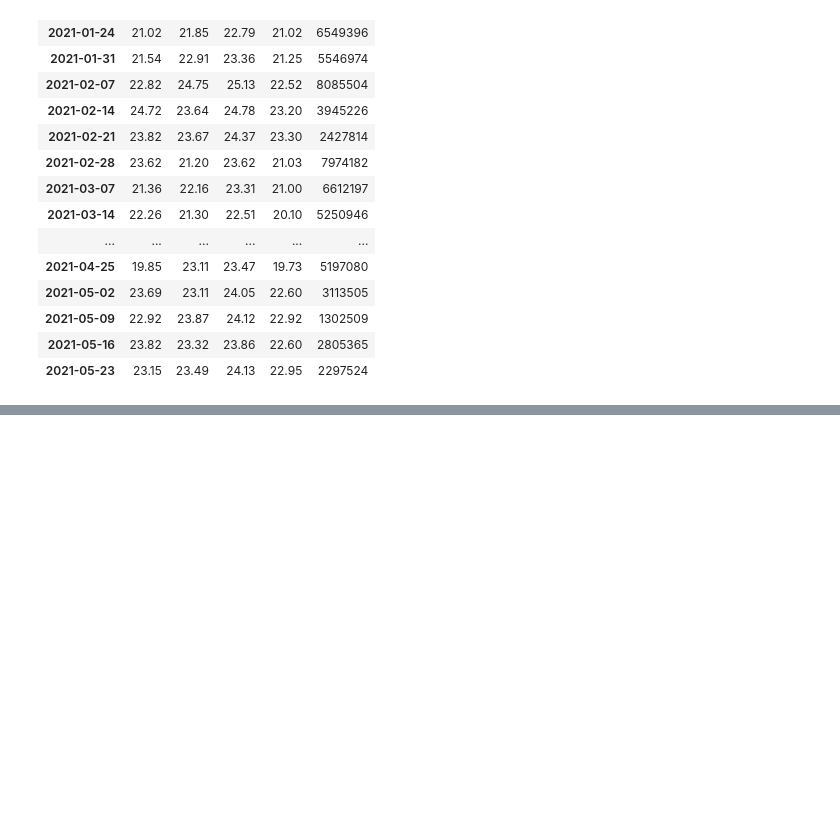
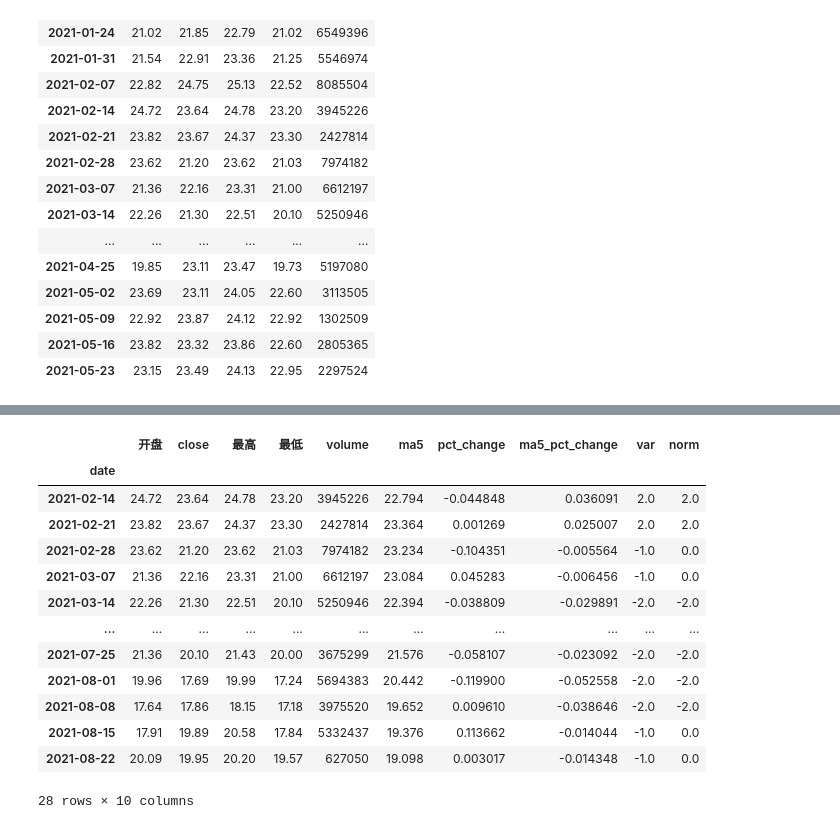
Before and after one commit to unixniu/pyAnalytics, a Jupyter notebook: akshare.ipynb, the cells around one changed output, grey strips where cells are left out. Saved outputs shown, nothing was run; the diff lists cells and outputs as text; code cells hidden in the pictures; blank space fills up the shorter version.

```diff
--- a/akshare.ipynb
+++ b/akshare.ipynb
@@ -86,0 +113,19 @@ IndexError: too many indices for array
+# %%
+w_df['norm'] = w_df['var'].map(lambda x: 0 if abs(x) < 2 else x )
+w_df.dropna(inplace=True)
+w_df
+# %% [output]
+|  | 开盘 | close | 最高 | 最低 | volume | ma5 | pct_change | ma5_pct_change | var | norm |
+| date |  |  |  |  |  |  |  |  |  |  |
+| 2021-02-14 | 24.72 | 23.64 | 24.78 | 23.20 | 3945226 | 22.794 | -0.044848 | 0.036091 | 2.0 | 2.0 |
+| 2021-02-21 | 23.82 | 23.67 | 24.37 | 23.30 | 2427814 | 23.364 | 0.001269 | 0.025007 | 2.0 | 2.0 |
+| 2021-02-28 | 23.62 | 21.20 | 23.62 | 21.03 | 7974182 | 23.234 | -0.104351 | -0.005564 | -1.0 | 0.0 |
+| 2021-03-07 | 21.36 | 22.16 | 23.31 | 21.00 | 6612197 | 23.084 | 0.045283 | -0.006456 | -1.0 | 0.0 |
+| 2021-03-14 | 22.26 | 21.30 | 22.51 | 20.10 | 5250946 | 22.394 | -0.038809 | -0.029891 | -2.0 | -2.0 |
+| ... | ... | ... | ... | ... | ... | ... | ... | ... | ... | ... |
+| 2021-07-25 | 21.36 | 20.10 | 21.43 | 20.00 | 3675299 | 21.576 | -0.058107 | -0.023092 | -2.0 | -2.0 |
+| 2021-08-01 | 19.96 | 17.69 | 19.99 | 17.24 | 5694383 | 20.442 | -0.119900 | -0.052558 | -2.0 | -2.0 |
+| 2021-08-08 | 17.64 | 17.86 | 18.15 | 17.18 | 3975520 | 19.652 | 0.009610 | -0.038646 | -2.0 | -2.0 |
+| 2021-08-15 | 17.91 | 19.89 | 20.58 | 17.84 | 5332437 | 19.376 | 0.113662 | -0.014044 | -1.0 | 0.0 |
+| 2021-08-22 | 20.09 | 19.95 | 20.20 | 19.57 | 627050 | 19.098 | 0.003017 | -0.014348 | -1.0 | 0.0 |
+28 rows × 10 columns
```
Also changed, not shown: parts of 6 cells of this notebook, 1 other file.
